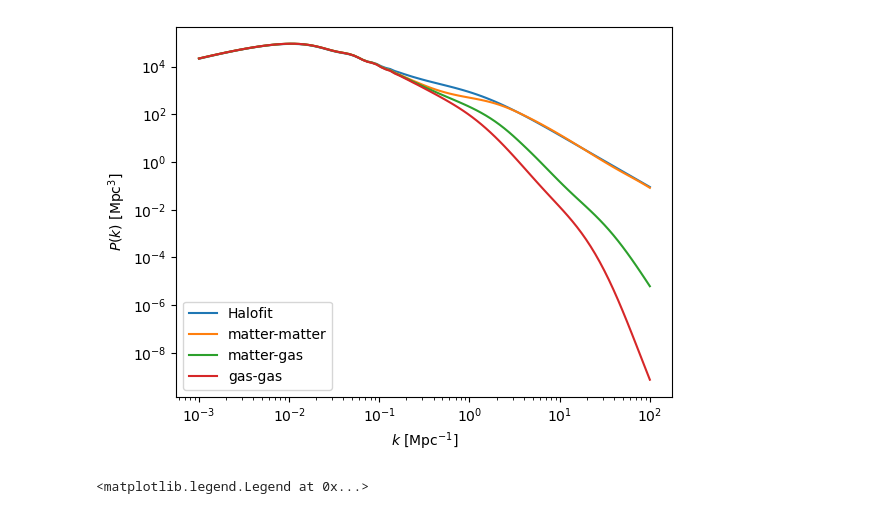
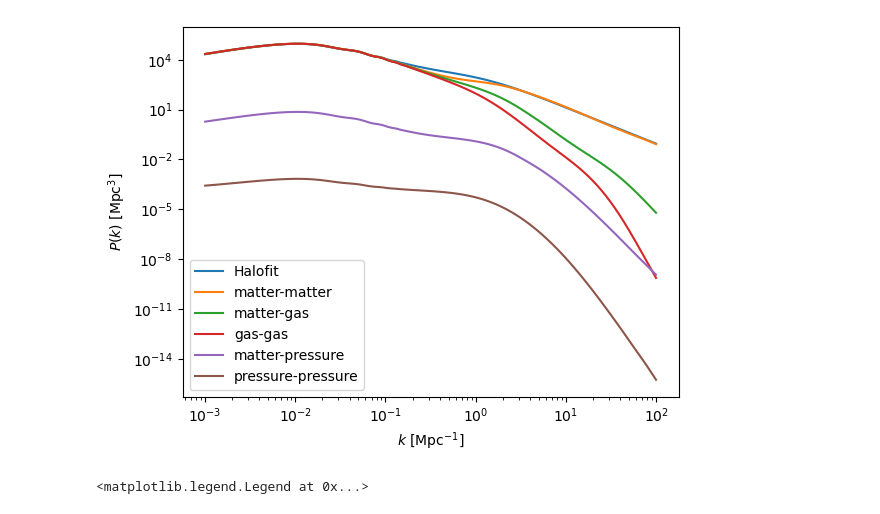
Before and after one commit to damonge/BCFProfiles, a Jupyter notebook: david_sandbox/sandbox.ipynb, the cells around one changed output. Drawn from its saved outputs; the diff is of its cells as text; code cells hidden in the pictures.

Commit message:
example of pressure profile

```diff
--- a/david_sandbox/sandbox.ipynb
+++ b/david_sandbox/sandbox.ipynb
@@ -8,8 +8,11 @@ nM = ccl.halos.MassFuncTinker08(mass_def='200c')
 bM = ccl.halos.HaloBiasTinker10(mass_def='200c')
 cM = ut.ConcentrationDutton14(mass_def='200c')
 mv2mt = ut.Mvir2MtotNFWt(concentration_f=cM)
+pres = ut.HaloProfilePressureNFWBFCDavid(
+    mass_def='200c', log10Mc=14.0, mu=0.74, delta=4.38,
+    Mvir2Mtot=mv2mt)
 pgas = ut.HaloProfileGasBFCDavid(mass_def='200c', log10Mc=14.0, mu=0.74, delta=4.38,
-                                 Mvir2Mtot=mv2mt)
+                               Mvir2Mtot=mv2mt)
 pmat = ccl.halos.HaloProfileNFW(mass_def='200c', concentration=cM)
 # %%
 # Define new halo model calculator using the total mass as normalisation of the gas profile
@@ -24,19 +27,23 @@ z_arr = np.linspace(0, 2, 16)
 a_arr = 1/(1+z_arr[::-1])
 pk_mm = ccl.halos.pk_2pt.halomod_Pk2D(cosmo, hmc, pmat, prof2=pmat, lk_arr=lk_arr, a_arr=a_arr)
 pk_mg = ccl.halos.pk_2pt.halomod_Pk2D(cosmo, hmc, pmat, prof2=pgas, lk_arr=lk_arr, a_arr=a_arr)
+pk_mP = ccl.halos.pk_2pt.halomod_Pk2D(cosmo, hmc, pmat, prof2=pres, lk_arr=lk_arr, a_arr=a_arr)
 pk_gg = ccl.halos.pk_2pt.halomod_Pk2D(cosmo, hmc, pgas, prof2=pgas, lk_arr=lk_arr, a_arr=a_arr)
+pk_PP = ccl.halos.pk_2pt.halomod_Pk2D(cosmo, hmc, pres, prof2=pres, lk_arr=lk_arr, a_arr=a_arr)
 # %%
 plt.plot(k_arr, cosmo.nonlin_matter_power(k_arr, 1.0), label='Halofit')
 plt.plot(k_arr, pk_mm(k_arr, 1.0), label='matter-matter')
 plt.plot(k_arr, pk_mg(k_arr, 1.0), label='matter-gas')
 plt.plot(k_arr, pk_gg(k_arr, 1.0), label='gas-gas')
+plt.plot(k_arr, pk_mP(k_arr, 1.0), label='matter-pressure')
+plt.plot(k_arr, pk_PP(k_arr, 1.0), label='pressure-pressure')
 plt.loglog()
 plt.xlabel(r'$k\,\,[{\rm Mpc}^{-1}]$')
 plt.ylabel(r'$P(k)\,\,[{\rm Mpc}^3]$')
 plt.legend()
 plt.show()
 # %% [output]
-[figure, old version]
+[figure, new version]
 # %%
 # Cosmology
 cosmo = ccl.CosmologyVanillaLCDM()
```
